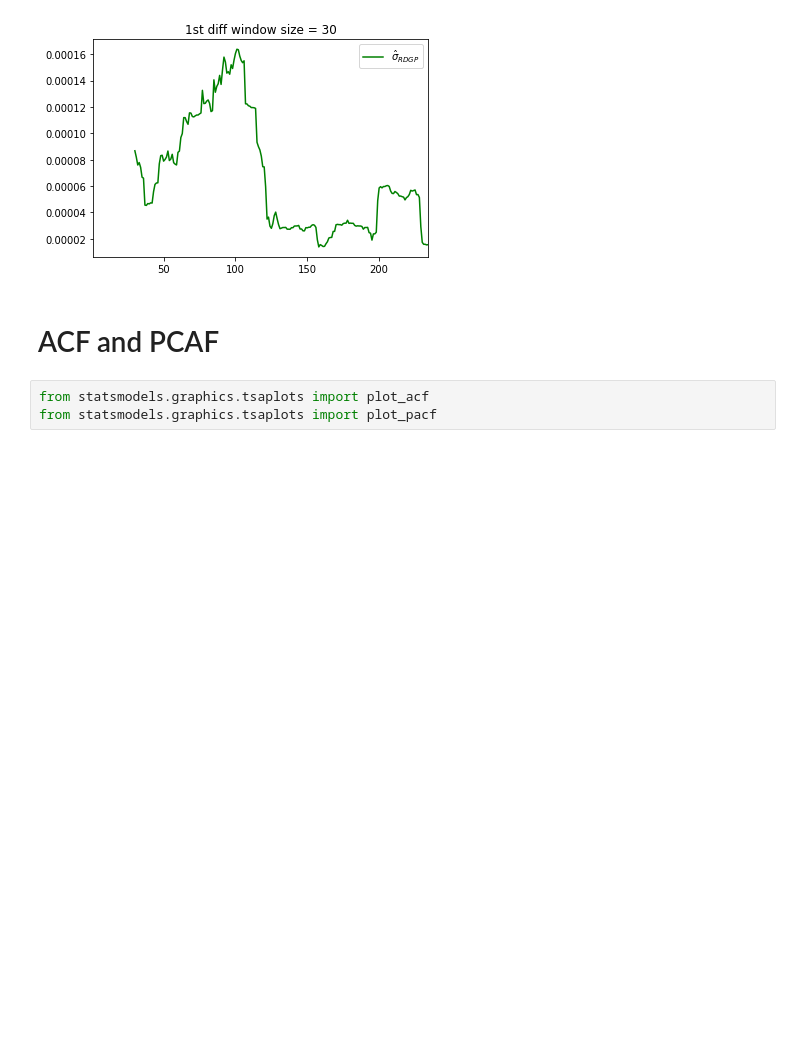
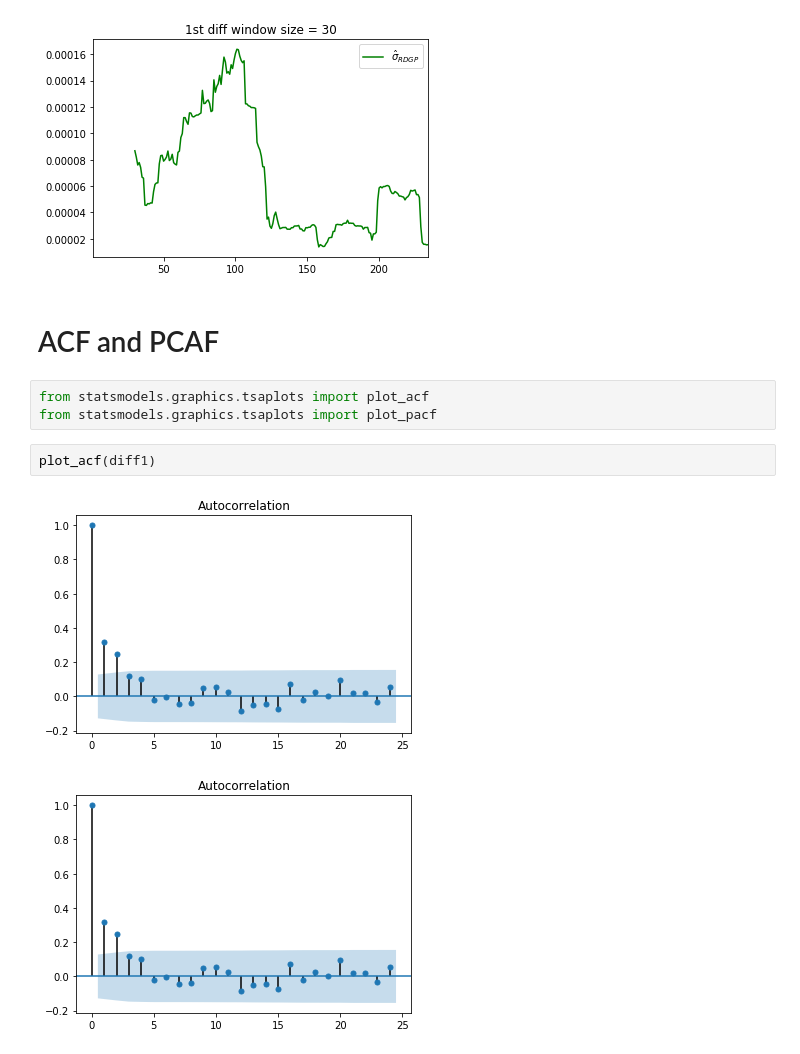
Before and after one commit to karasikHacker/econ571ps2, a Jupyter notebook: ps2.ipynb, the cells around one changed output. Drawn from its saved outputs; the diff is of its cells as text; blank space fills up the shorter version.

```diff
--- a/ps2.ipynb
+++ b/ps2.ipynb
@@ -135,3 +135,8 @@ ax.legend([r'$\hat{\sigma}_{RDGP}$'])
 # %%
 from statsmodels.graphics.tsaplots import plot_acf
 from statsmodels.graphics.tsaplots import plot_pacf
+# %%
+plot_acf(diff1)
+# %% [output]
+[figure, added]
+[figure, added]
```
Also changed, not shown: parts of 1 cell of this notebook, 2 other files.
